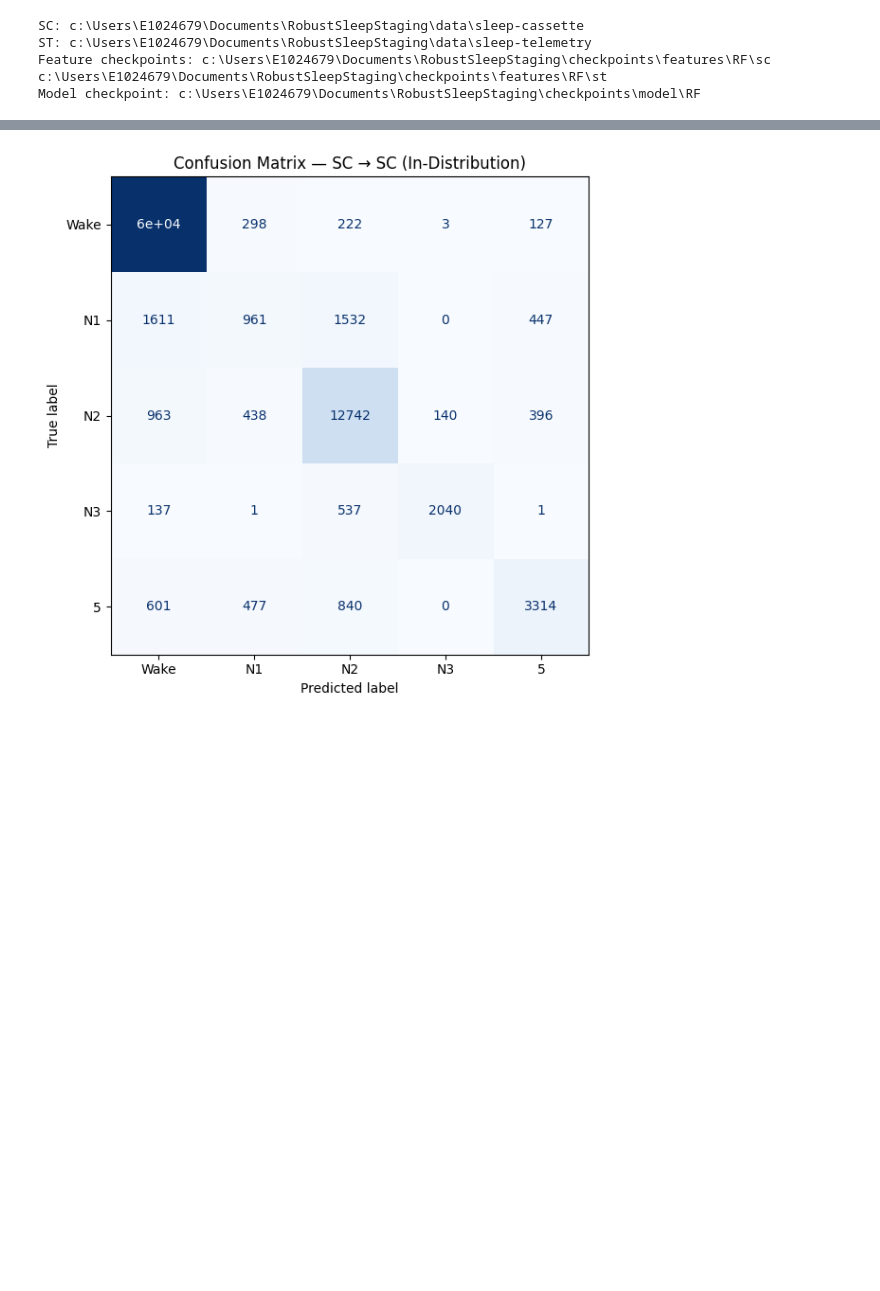
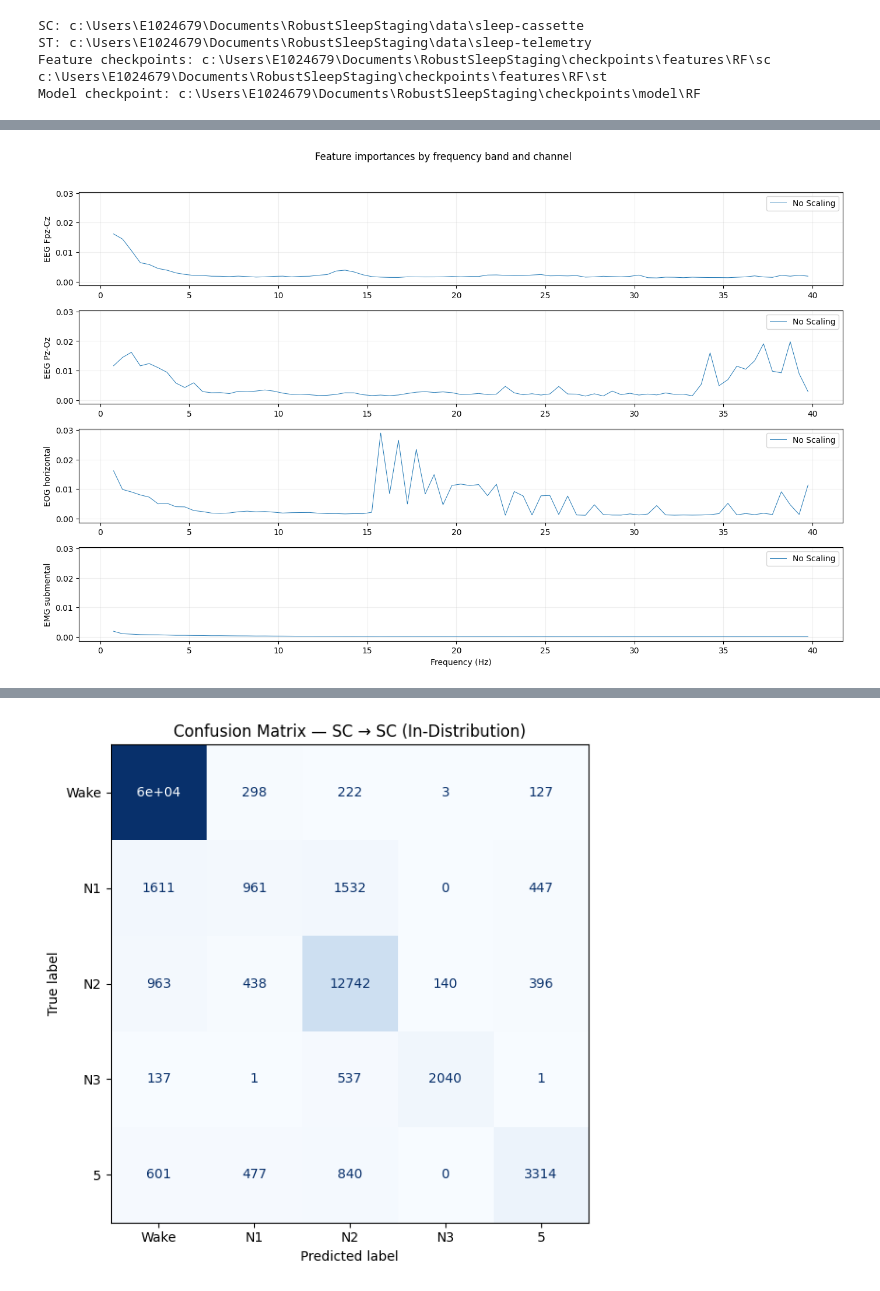
Before and after one commit to CarlaMalo/RobustSleepStaging, a Jupyter notebook: scaling.ipynb, the cells around one changed output, grey strips where cells are left out. Saved outputs shown, nothing was run; the diff lists cells and outputs as text; code cells hidden in the pictures; blank space fills up the shorter version.

```diff
--- a/scaling.ipynb
+++ b/scaling.ipynb
@@ -43,0 +168,15 @@ Model checkpoint: c:\Users\E1024679\Documents\RobustSleepStaging\checkpoints\mod
+# %%
+fig, axes = plt.subplots(len(preprocess.COMMON_CHANNELS), 1, figsize=(14, 2.2 * len(preprocess.COMMON_CHANNELS)), sharey=True)
+for i_channel, channel in enumerate(preprocess.COMMON_CHANNELS):
+    ax = axes[i_channel]
+    feature_importances_1 = clf.feature_importances_[i_channel * len(bin_centers):(i_channel + 1) * len(bin_centers)]
+    ax.plot(bin_centers, feature_importances_1, lw=0.7, label='No Scaling')
+    ax.set_ylabel(channel)
+    ax.grid(alpha=0.2)
+    ax.legend()
+axes[-1].set_xlabel('Frequency (Hz)')
+fig.suptitle('Feature importances by frequency band and channel', y=1.02)
+plt.tight_layout()
+plt.show()
+# %% [output]
+[figure, added]
```
Also changed, not shown: parts of 6 cells of this notebook, 3 other files.
